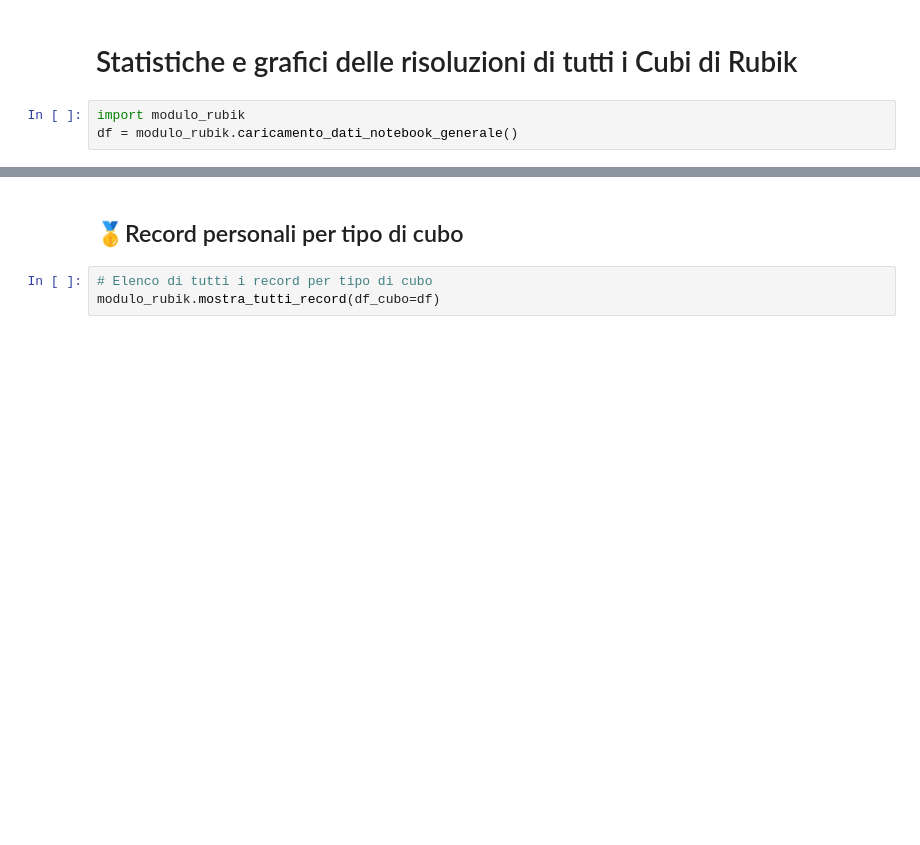
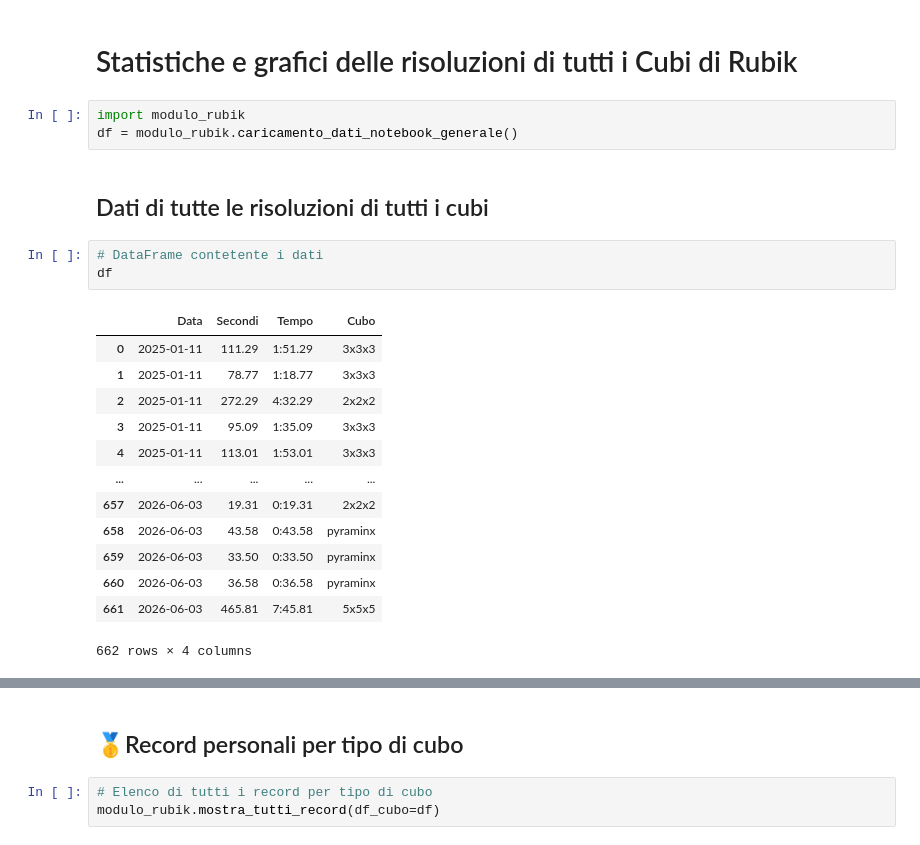
Before and after one commit to gl-alaimo/Timer_cubo_di_Rubik, a Jupyter notebook: scripts/notebook_generale.ipynb, the cells around one changed output, grey strips where cells are left out. Drawn from its saved outputs; the diff is of its cells as text; blank space fills up the shorter version.

```diff
--- a/scripts/notebook_generale.ipynb
+++ b/scripts/notebook_generale.ipynb
@@ -3,3 +3,22 @@
 # %%
 import modulo_rubik
 df = modulo_rubik.caricamento_dati_notebook_generale()
+# %% [markdown]
+## Dati di tutte le risoluzioni di tutti i cubi
+# %%
+# DataFrame contetente i dati
+df
+# %% [output]
+|  | Data | Secondi | Tempo | Cubo |
+| 0 | 2025-01-11 | 111.29 | 1:51.29 | 3x3x3 |
+| 1 | 2025-01-11 | 78.77 | 1:18.77 | 3x3x3 |
+| 2 | 2025-01-11 | 272.29 | 4:32.29 | 2x2x2 |
+| 3 | 2025-01-11 | 95.09 | 1:35.09 | 3x3x3 |
+| 4 | 2025-01-11 | 113.01 | 1:53.01 | 3x3x3 |
+| ... | ... | ... | ... | ... |
+| 657 | 2026-06-03 | 19.31 | 0:19.31 | 2x2x2 |
+| 658 | 2026-06-03 | 43.58 | 0:43.58 | pyraminx |
+| 659 | 2026-06-03 | 33.50 | 0:33.50 | pyraminx |
+| 660 | 2026-06-03 | 36.58 | 0:36.58 | pyraminx |
+| 661 | 2026-06-03 | 465.81 | 7:45.81 | 5x5x5 |
+662 rows × 4 columns
```
Also changed, not shown: parts of 1 cell of this notebook, 11 other files.
